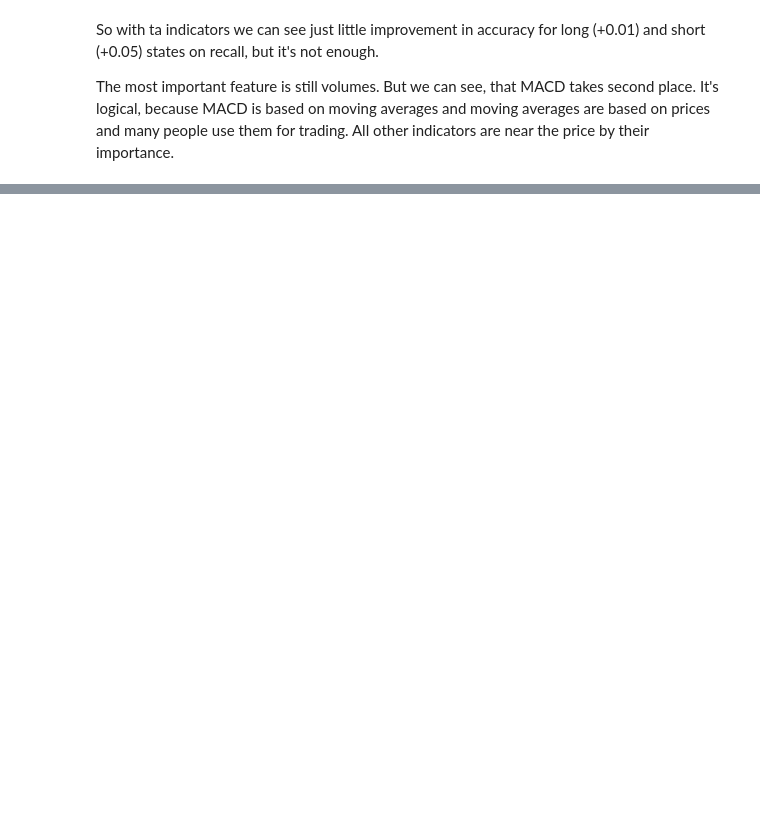
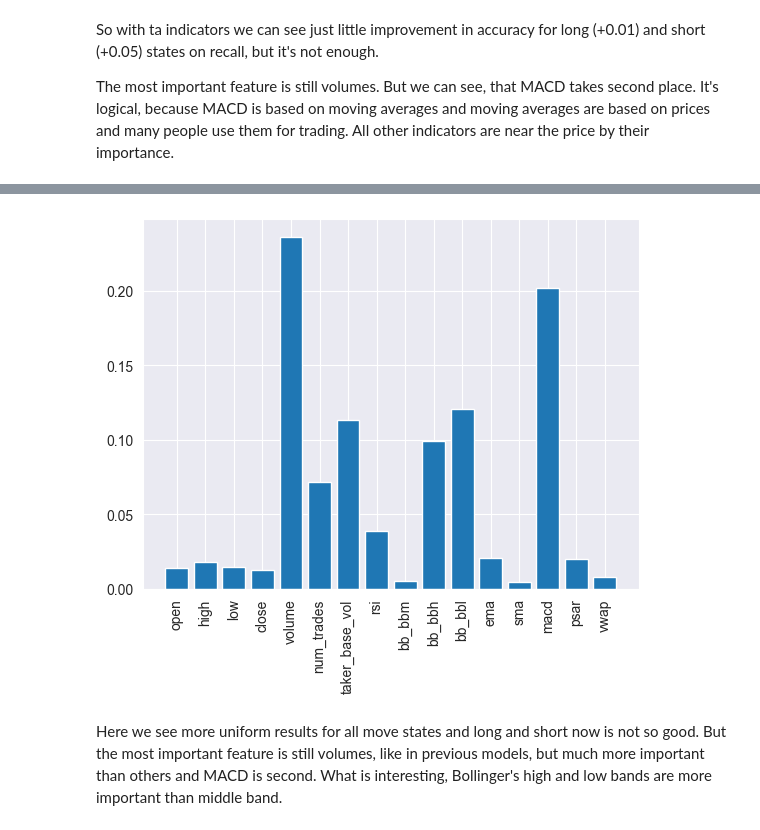
Before and after one commit to IhorRod/TechAnalysis-methods, a Jupyter notebook: notebooks/PZ2.ipynb, the cells around one changed output, grey strips where cells are left out. Drawn from its saved outputs; the diff is of its cells as text; code cells hidden in the pictures; blank space fills up the shorter version.

```diff
--- a/notebooks/PZ2.ipynb
+++ b/notebooks/PZ2.ipynb
@@ -294,0 +476,10 @@ The most important feature is still volumes. But we can see, that MACD takes sec
+# %%
+# Train gradient boosting model with ta indicators
+gb_classifier_ta = GradientBoostingClassifier(random_state=42)
+gb_classifier_ta.fit(X_train_full, y_class_train)
+
+# Predict test results
+y_pred = gb_classifier_ta.predict(X_test_full)
+
+# Check accuracy
+gb_ta_report = classification_report_full(y_class_test, y_pred, class_labels)
@@ -294,0 +499,10 @@ The most important feature is still volumes. But we can see, that MACD takes sec
+# %%
+# Check feature importances
+importances = gb_classifier_ta.feature_importances_
+plt.bar(X_dataset.columns, importances)
+plt.xticks(rotation=90)
+plt.show()
+# %% [output]
+[figure, added]
+# %% [markdown]
+Here we see more uniform results for all move states and long and short now is not so good. But the most important feature is still volumes, like in previous models, but much more important than others and MACD is second. What is interesting, Bollinger's high and low bands are more important than middle band.
```
Also changed, not shown: parts of 26 cells of this notebook.
